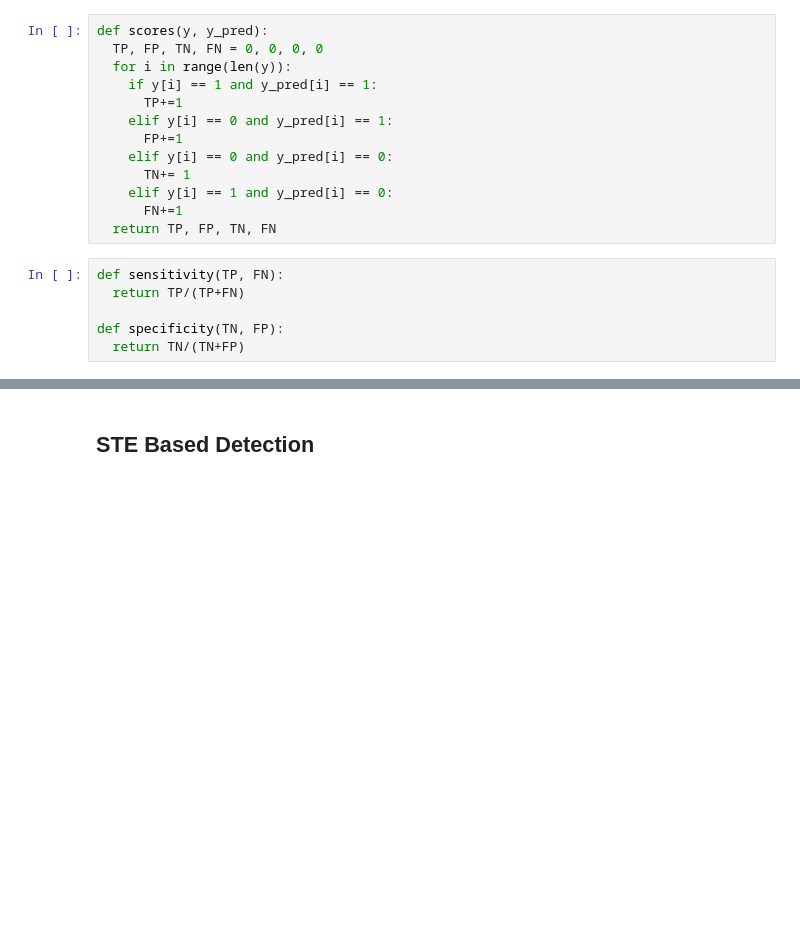
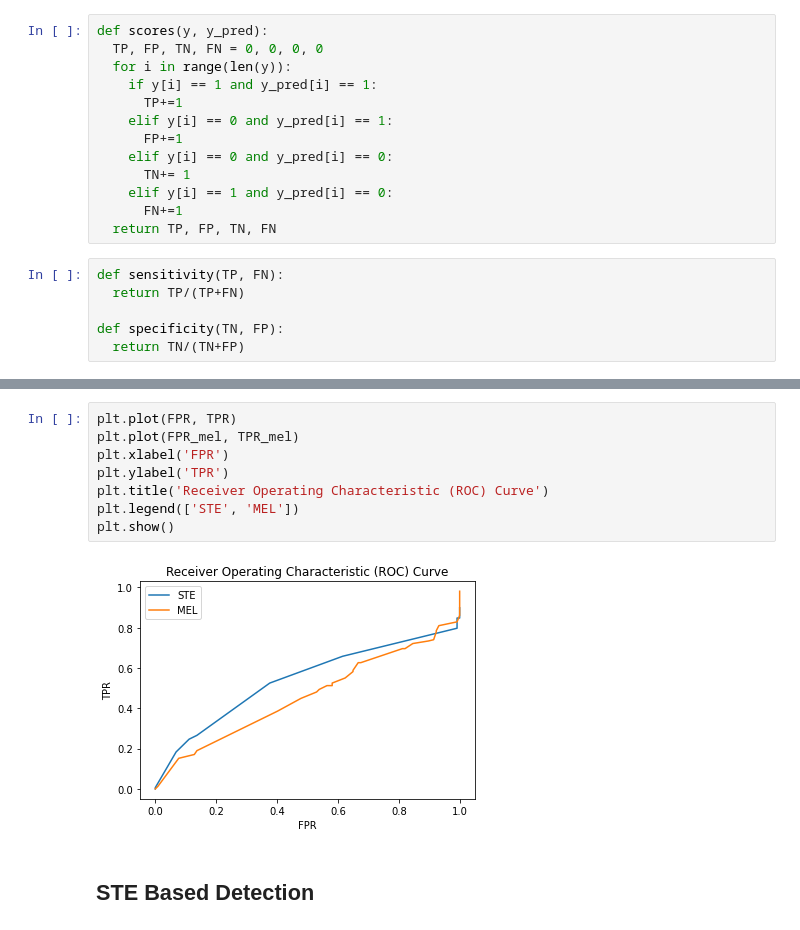
Before and after one commit to its-rajesh/Pattern-Recognition, a Jupyter notebook: PRA1Q1.ipynb, the cells around one changed output, grey strips where cells are left out. Cells and saved outputs as stored; diff of their text form; blank space fills up the shorter version.

```diff
--- a/PRA1Q1.ipynb
+++ b/PRA1Q1.ipynb
@@ -118,3 +231,13 @@ def specificity(TN, FP):
+# %%
+plt.plot(FPR, TPR)
+plt.plot(FPR_mel, TPR_mel)
+plt.xlabel('FPR')
+plt.ylabel('TPR')
+plt.title('Receiver Operating Characteristic (ROC) Curve')
+plt.legend(['STE', 'MEL'])
+plt.show()
+# %% [output]
+[figure, added]
 # %% [markdown]
 ## **STE Based Detection**
 # %%
```
Also changed, not shown: parts of 19 cells of this notebook.
